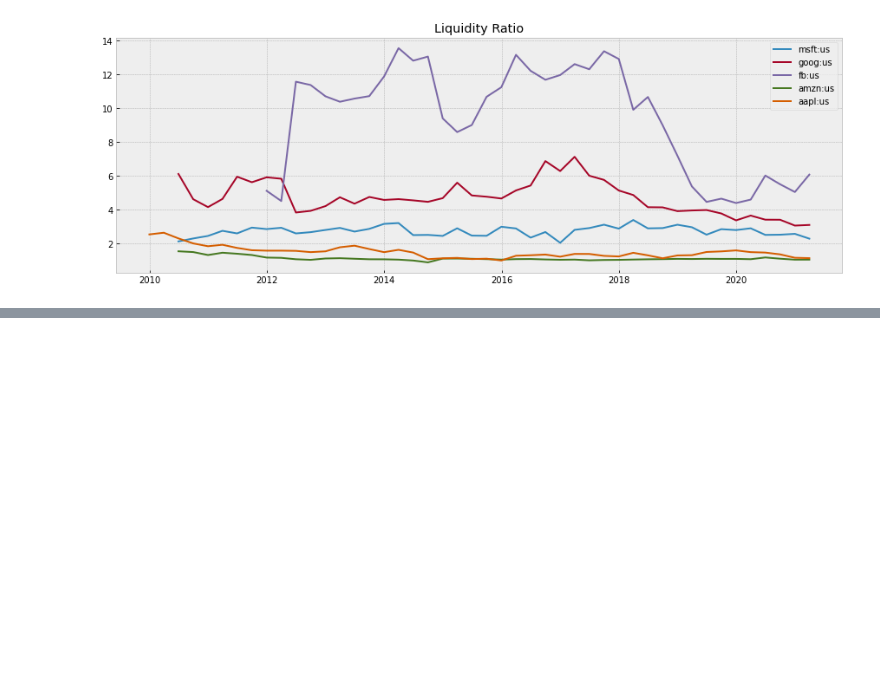
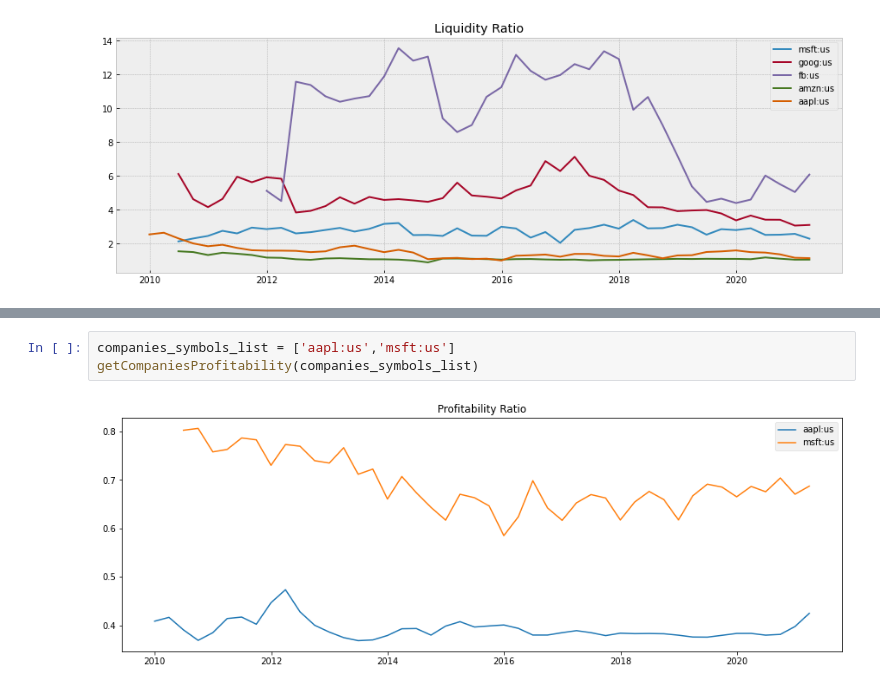
Before and after one commit to tradingeconomics/notebooks, a Jupyter notebook: Stocks/historicalFinancials.ipynb, the cells around one changed output, grey strips where cells are left out. Saved outputs shown, nothing was run; the diff lists cells and outputs as text; blank space fills up the shorter version.

```diff
--- a/Stocks/historicalFinancials.ipynb
+++ b/Stocks/historicalFinancials.ipynb
@@ -147,0 +214,5 @@ getLiquidityRatio(['msft:us', 'goog:us', 'fb:us', 'amzn:us', 'aapl:us'])
+# %%
+companies_symbols_list = ['aapl:us','msft:us']
+getCompaniesProfitability(companies_symbols_list)
+# %% [output]
+[figure, added]
```
Also changed, not shown: parts of 3 cells of this notebook.
